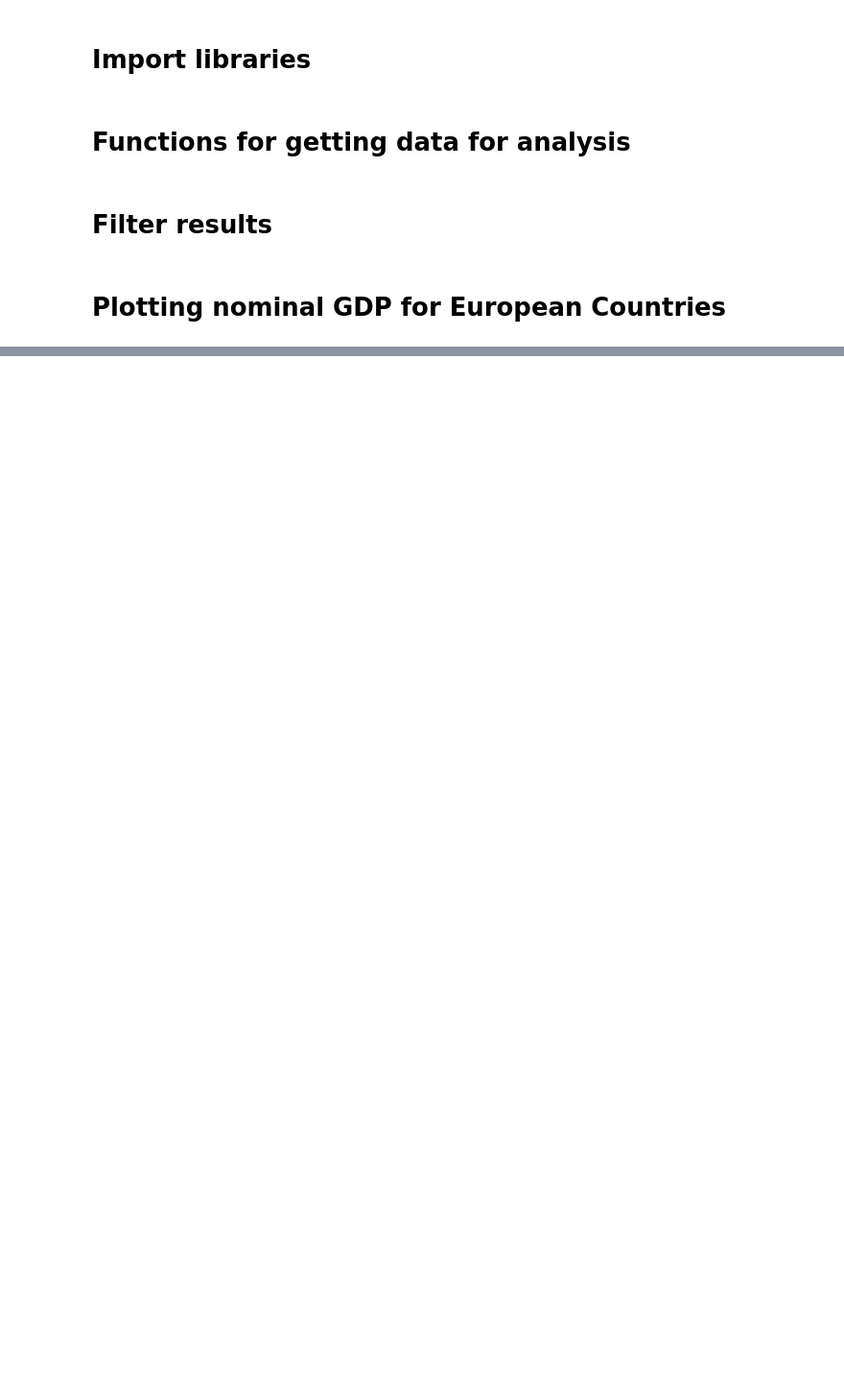
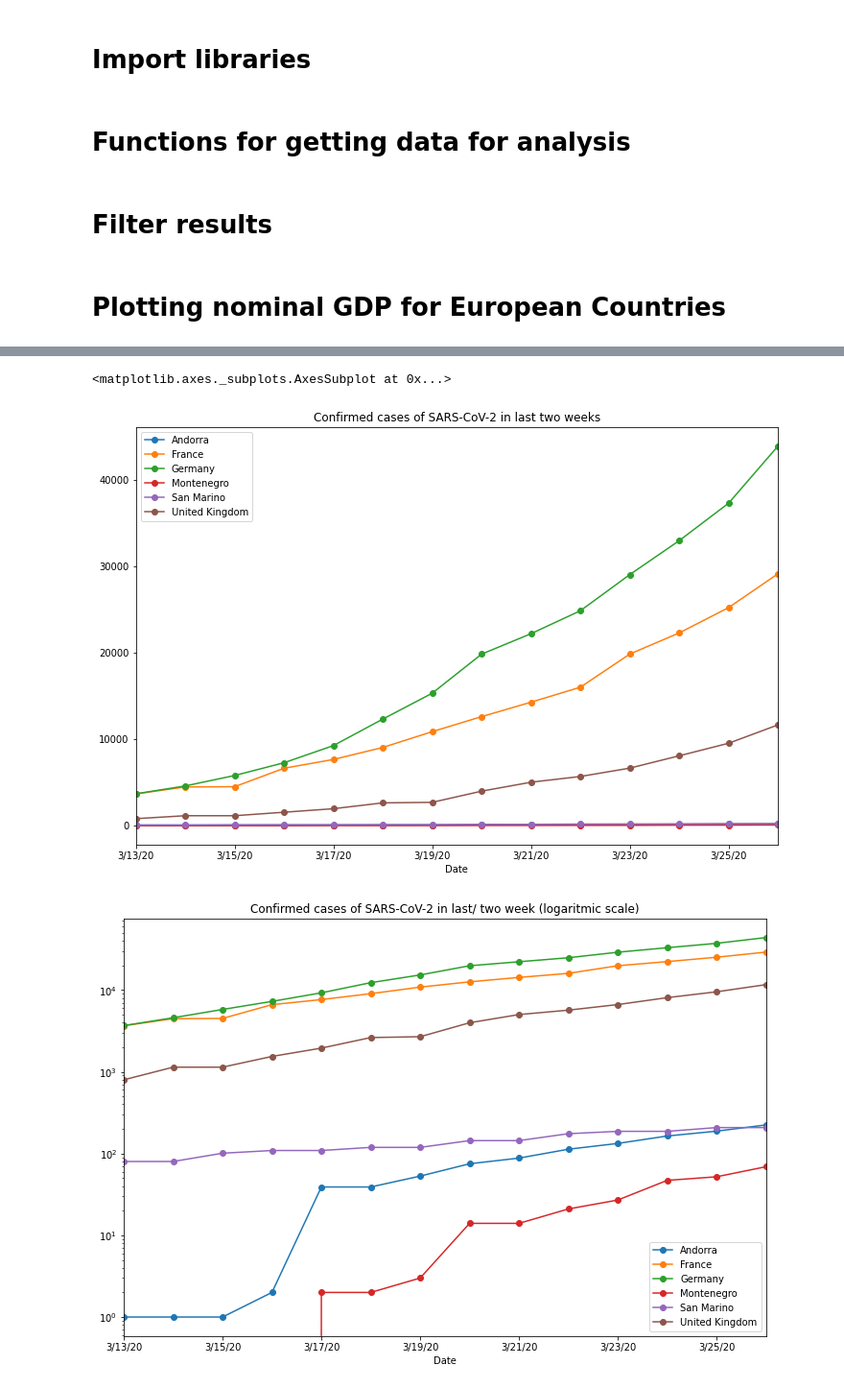
Before and after one commit to oracky/Corona-virus-Europe-analysis, a Jupyter notebook: Corona_virus_in_Europe.ipynb, the cells around one changed output, grey strips where cells are left out. Shown at 96% size. Cells and saved outputs as stored; diff of their text form; code cells hidden in the pictures; blank space fills up the shorter version.

```diff
--- a/Corona_virus_in_Europe.ipynb
+++ b/Corona_virus_in_Europe.ipynb
@@ -55,0 +65,5 @@ def select_only_europe(countries):
+# %%
+def clean_data(df_raw):
+    df_cleaned=df_raw.melt(id_vars=['Province/State','Country/Region','Lat','Long'],value_name='Cases',var_name='Date')
+    df_cleaned=df_cleaned.set_index(['Country/Region','Province/State','Date'])
+    return df_cleaned
@@ -83,0 +111,14 @@ fig.show()
+# %%
+conf_cases = get_confirmed_cases()
+europe_countries_cases = select_only_europe(conf_cases)
+
+gdp = get_country_gdp()
+gdp = gdp.sort_values(by='GDP2019')
+ctr = gdp.head(3)
+low3 = gdp.tail(3)
+ctr = ctr.append(low3,ignore_index=True)
+intr_ctr = ctr['Country'].values.tolist()
+
+europe_countries_cases = europe_countries_cases[europe_countries_cases
+                                              ['Country/Region'].isin(intr_ctr)]
+europe_countries_cases
@@ -83,0 +136,47 @@ fig.show()
+# %%
+# getting wanted countries data frames
+andorra = europe_countries_cases.loc[europe_countries_cases
+                                     ["Country/Region"]=="Andorra"]
+andorra_cases = clean_data(andorra)
+france = europe_countries_cases.loc[europe_countries_cases
+                                     ["Country/Region"]=="France"]
+france_cases = clean_data(france)
+germany = europe_countries_cases.loc[europe_countries_cases
+                                     ["Country/Region"]=="Germany"]
+germany_cases = clean_data(germany)
+montenegro = europe_countries_cases.loc[europe_countries_cases
+                                     ["Country/Region"]=="Montenegro"]
+montenegro_cases = clean_data(montenegro)
+sanmarino = europe_countries_cases.loc[europe_countries_cases
+                                     ["Country/Region"]=="San Marino"]
+sanmarino_cases = clean_data(sanmarino)
+uk = europe_countries_cases.loc[europe_countries_cases
+                                     ["Country/Region"]=="United Kingdom"]
+uk_cases = clean_data(uk)
+
+df_list = [andorra_cases,france_cases,germany_cases,montenegro_cases,
+           sanmarino_cases,uk_cases]
+
+# reduced data frame
+df_all = reduce(lambda left,right: pd.merge(left,right,on='Date'), df_list)
+
+# droping columns with latitude and longitude
+drop_unnecesary_cols(df_all,['Lat_x','Lat_y','Long_x','Long_y'])
+
+df_all.columns = ['Andorra', 'France', 'Germany', 'Montenegro', 'San Marino',
+                  'United Kingdom']
+
+df_all.tail(14).plot(y=['Andorra', 'France', 'Germany', 'Montenegro',
+                        'San Marino', 'United Kingdom'],
+                        figsize=(12,8), marker='o',
+                        title='Confirmed cases of SARS-CoV-2 in last two weeks',
+                     logy=False)
+df_all.tail(14).plot(y=['Andorra', 'France', 'Germany', 'Montenegro',
+                        'San Marino', 'United Kingdom'],
+                        figsize=(12,8), marker='o',
+                        title=f'Confirmed cases of SARS-CoV-2 in last'\
+                        f'/ two week (logaritmic scale)', logy=True)
+# %% [output]
+<matplotlib.axes._subplots.AxesSubplot at 0x...>
+[figure, added]
+[figure, added]
```
Also changed, not shown: parts of 13 cells of this notebook.
